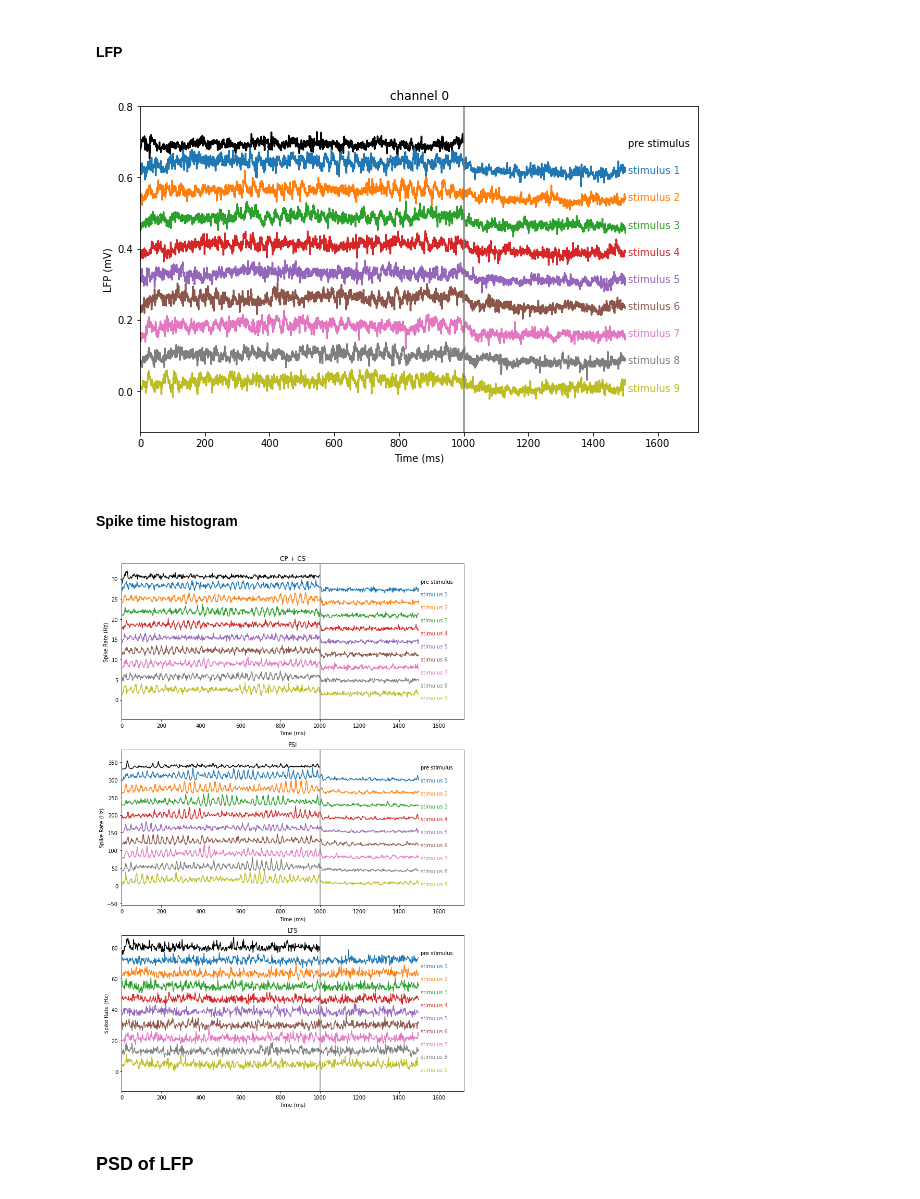
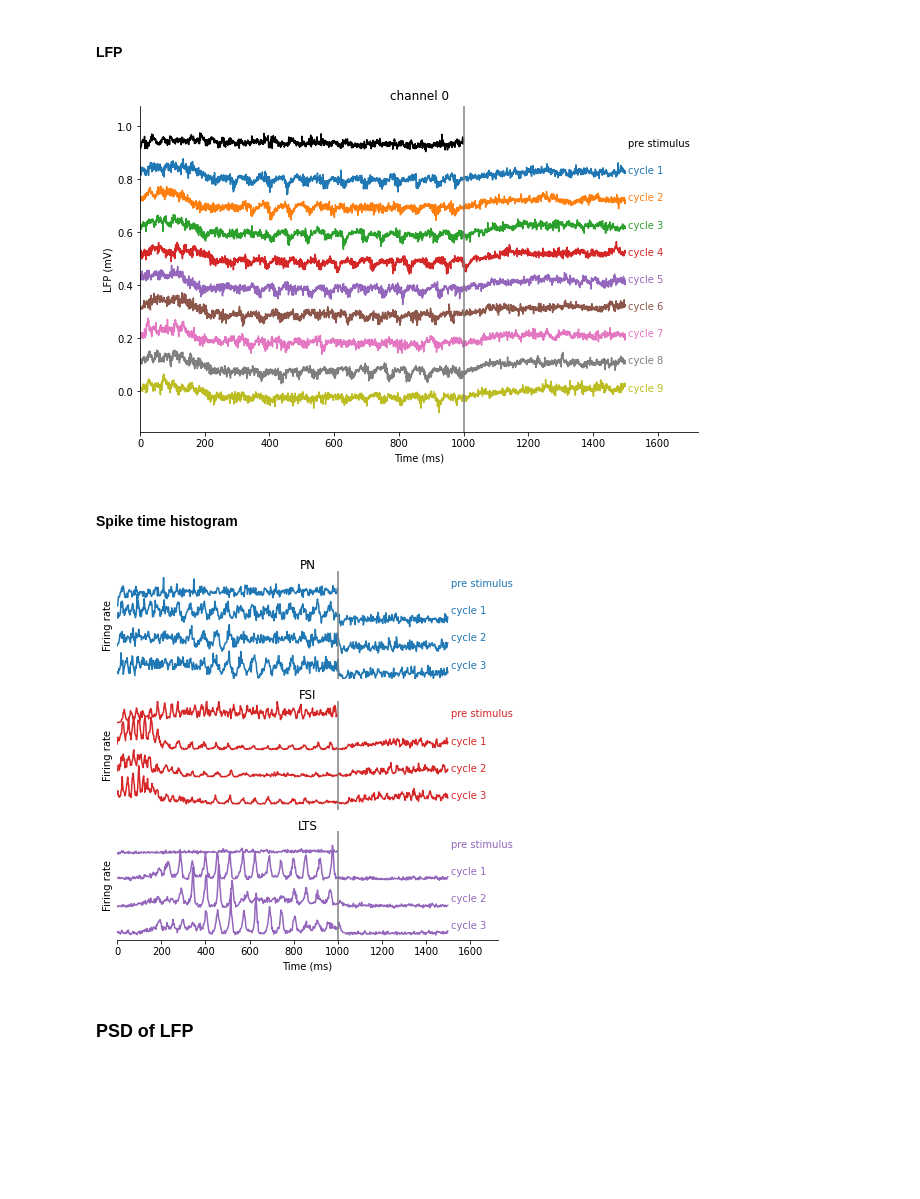
Before and after one commit to chenziao/M1ten_thousand, a Jupyter notebook: Analysis/Analyze_PSD.ipynb, the cells around one changed output. Saved outputs shown, nothing was run; the diff lists cells and outputs as text; code cells hidden in the pictures; blank space fills up the shorter version.

```diff
--- a/Analysis/Analyze_PSD.ipynb
+++ b/Analysis/Analyze_PSD.ipynb
@@ -10,12 +10,14 @@ from analysis import plot, utils, process # importing analysis module enables im
 
 %matplotlib inline
 
-TRIAL_NAME = "long_no_STP"
+TRIAL_NAME = "long_rand"
 RESULT_PATH = "simulation_results"
 TRIAL_PATH = os.path.join(RESULT_PATH, TRIAL_NAME)
 
 pop_color = plot.pop_color
 pop_names = plot.pop_names
+
+savefig = True
 # %%
 stim_type, paths, stim_info, config_hp = utils.get_trial_info(TRIAL_PATH)
 stimulus_type, isbaseline, isstandard = stim_type
@@ -57,7 +59,8 @@ with h5py.File(os.path.join(TRIAL_PATH, 'spike_rate.h5'), 'r') as f:
 # display(pop_rspk)
 # %%
 spike_groups = [['CP', 'CS'], ['FSI'], ['LTS']]
-group_label = [' + '.join(spk_grp) for spk_grp in spike_groups]
+# group_label = [' + '.join(spk_grp) for spk_grp in spike_groups]
+group_label = ['PN', 'FSI', 'LTS']
 group_color = [pop_color[spk_grp[0]] for spk_grp in spike_groups]
 
 group_rspk = xr.concat([pop_rspk.sel(population=grp).sum(dim='population', keep_attrs=True)
@@ -126,19 +129,51 @@ plot.plot_stimulus_cycles(lfp.time, lfp.values, lfp_stim_cycle, dv_n_sigma=5., v
 plt.title('channel %d' % lfp.channel_id)
 plt.show()
 # %% [output]
-[figure, old version]
+[figure, new version]
 # %% [markdown]
 #### Spike time histogram
+# %%
+figsize = (10, 5)
+pad = 1.5
+var_label = 'Firing Rate (Hz)'
+clr = None
+demean = False
+
+if savefig:
+    figsize = (6, 2)
+    # pad = (0.5, 0.3) # short_rand
+    pad = (0.4, 0.6) # long_rand
+    var_label = 'Firing rate'
+    clr =  group_color
+    demean = True
+    rspk_stim_cycle.update(n_cycle=3)
 # %%
-_, axs = plt.subplots(len(spike_groups), 1, figsize=(10, 5 * len(spike_groups)))
+fig, axs = plt.subplots(len(spike_groups), 1, figsize=(figsize[0], figsize[1] * len(spike_groups)))
 for i, ax in enumerate(axs):
     rspk = group_rspk.spike_rate.isel(population=i)
-    plot.plot_stimulus_cycles(rspk.time, rspk.values, rspk_stim_cycle, dv_n_sigma=5., var_label='Spike Rate (Hz)', ax=ax)
-    axs[i].set_title(rspk.population.item())
+    plot.plot_stimulus_cycles(rspk.time, rspk.values, rspk_stim_cycle, dv_n_sigma=5.,
+                              pad=pad, color=clr[i], demean=demean, var_label=var_label, ax=ax)
+    ax.set_title(rspk.population.item())
+    ax.set_xlabel('')
+axs[-1].set_xlabel('Time (ms)')
+
+if savefig:  # need run twice due to a bug not setting ylim correctly
+    for ax in axs:
+        ax.spines['left'].set_visible(False)
+        ax.set_yticks([])
+        ax.set_title(ax.get_title(), y=0.96)
+    for ax in axs[:-1]:
+        ax.spines['bottom'].set_visible(False)
+        ax.set_xticks([])
+
+    plt.tight_layout()
+    # plot.savefig(fig, 'Fig2_C1') # short_rand
+    plot.savefig(fig, 'Fig2_C2') # long_rand
+
 plt.tight_layout()
 plt.show()
 # %% [output]
-[figure, old version]
+[figure, new version]
 # %% [markdown]
 ### PSD of LFP
 # %%
```
Also changed, not shown: parts of 8 cells of this notebook, 10 other files.
